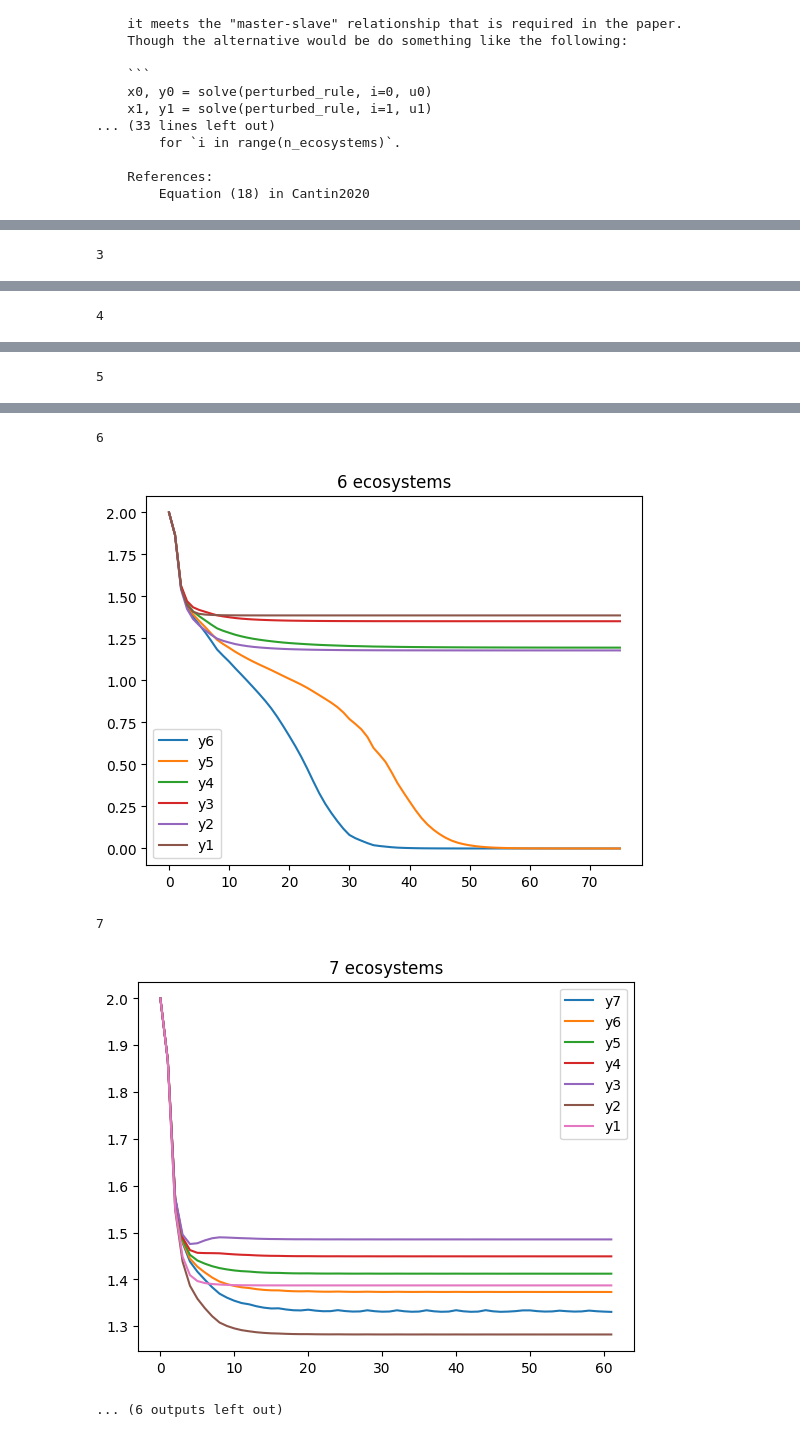
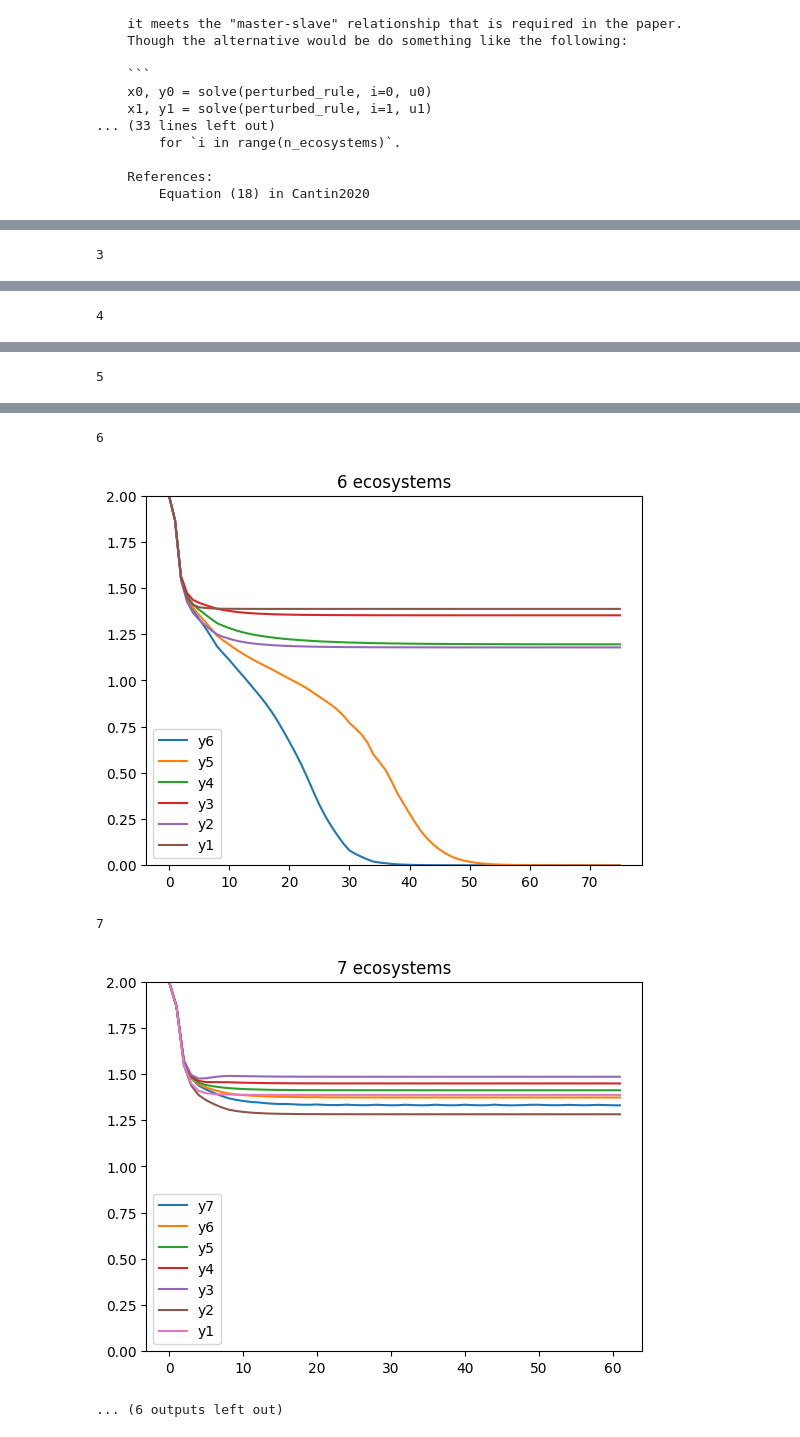
Before and after one commit to marcelvdla/CSSim, a Jupyter notebook: notebooks/perturbation.ipynb, the cells around one changed output, grey strips where cells are left out. Cells and saved outputs as stored; diff of their text form; code cells hidden in the pictures.

```diff
--- a/notebooks/perturbation.ipynb
+++ b/notebooks/perturbation.ipynb
@@ -158,6 +158,7 @@ for n_ecosystems in range(2, 11):
     for i in range(len(ys)-1, -1, -1):
         ax.plot(ys[i], label=f"y{i+1}")
         #ax.set_ylim(0, 2)
+    plt.ylim(0, 2)
     plt.legend()
     plt.title(f"{n_ecosystems} ecosystems")
     plt.show()
@@ -174,5 +175,5 @@ for n_ecosystems in range(2, 11):
 6
-[figure, old version]
+[figure, new version]
 7
-[figure, old version]
+[figure, new version]
 ... (6 outputs left out)
```
Also changed, not shown: parts of 3 cells of this notebook.
